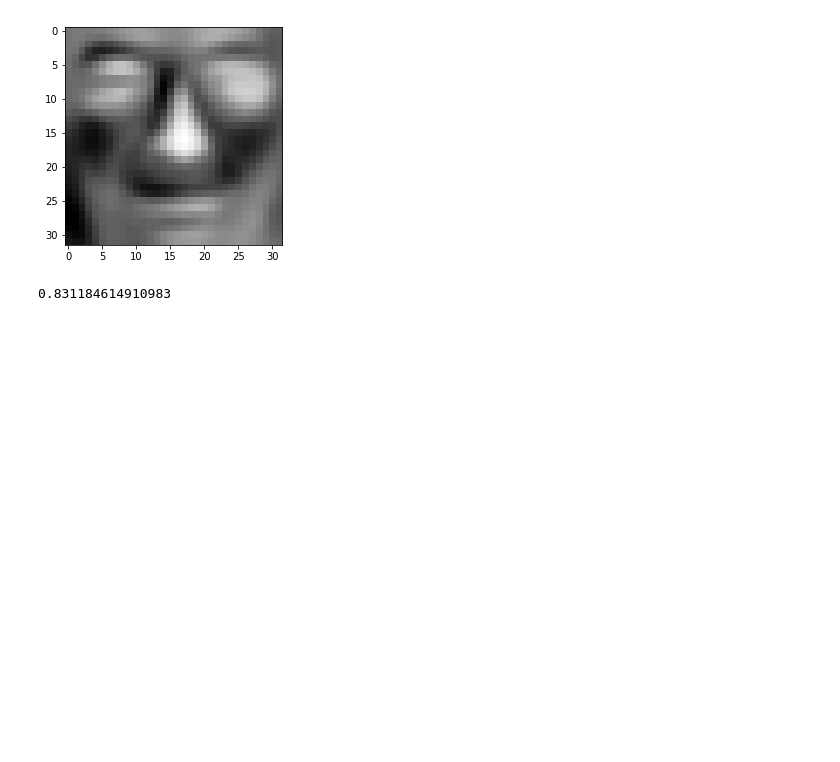
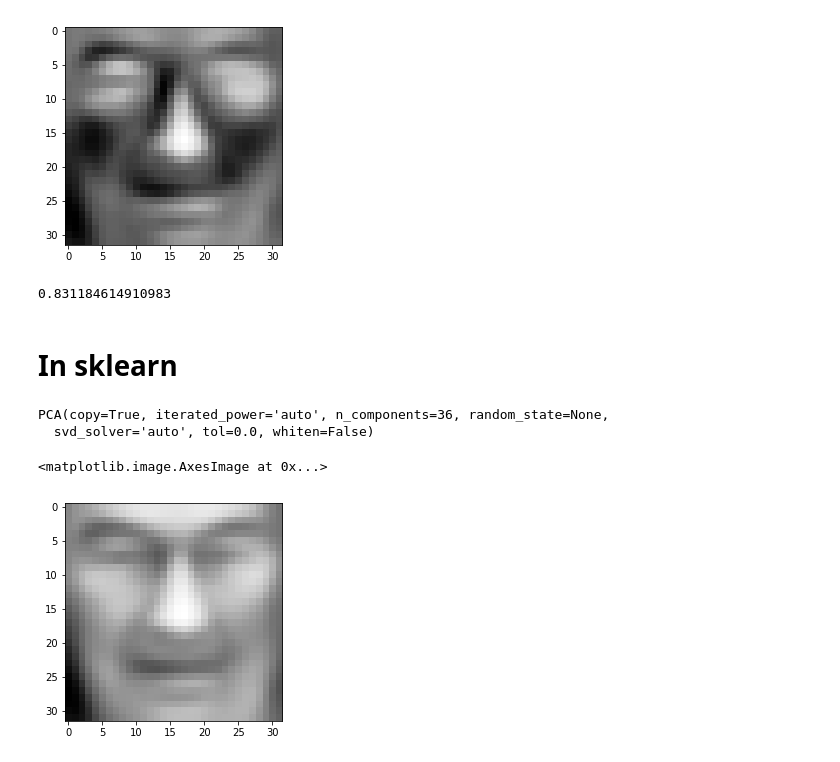
Before and after one commit to gakkiri/ML, a Jupyter notebook: machine-learning-ex7/K-means and PCA.ipynb, the cells around one changed output. Drawn from its saved outputs; the diff is of its cells as text; code cells hidden in the pictures; blank space fills up the shorter version.

```diff
--- a/machine-learning-ex7/K-means and PCA.ipynb
+++ b/machine-learning-ex7/K-means and PCA.ipynb
@@ -301,3 +351,21 @@ plt.imshow(img, cmap = 'Greys_r')
 np.sum([S[i] for i in range(K)]) / np.sum(S)
 # %% [output]
 0.831184614910983
+# %% [markdown]
+# In sklearn
+# %%
+pca = PCA(36)
+pca.fit(X)
+# %% [output]
+PCA(copy=True, iterated_power='auto', n_components=36, random_state=None,
+  svd_solver='auto', tol=0.0, whiten=False)
+# %%
+X_new = pca.transform(X)
+# %%
+X_rec = pca.inverse_transform(X_new)
+# %%
+img = X_rec[0].reshape(32, 32).T
+plt.imshow(img, cmap = 'Greys_r')
+# %% [output]
+<matplotlib.image.AxesImage at 0x...>
+[figure, added]
```
Also changed, not shown: parts of 11 cells of this notebook.
